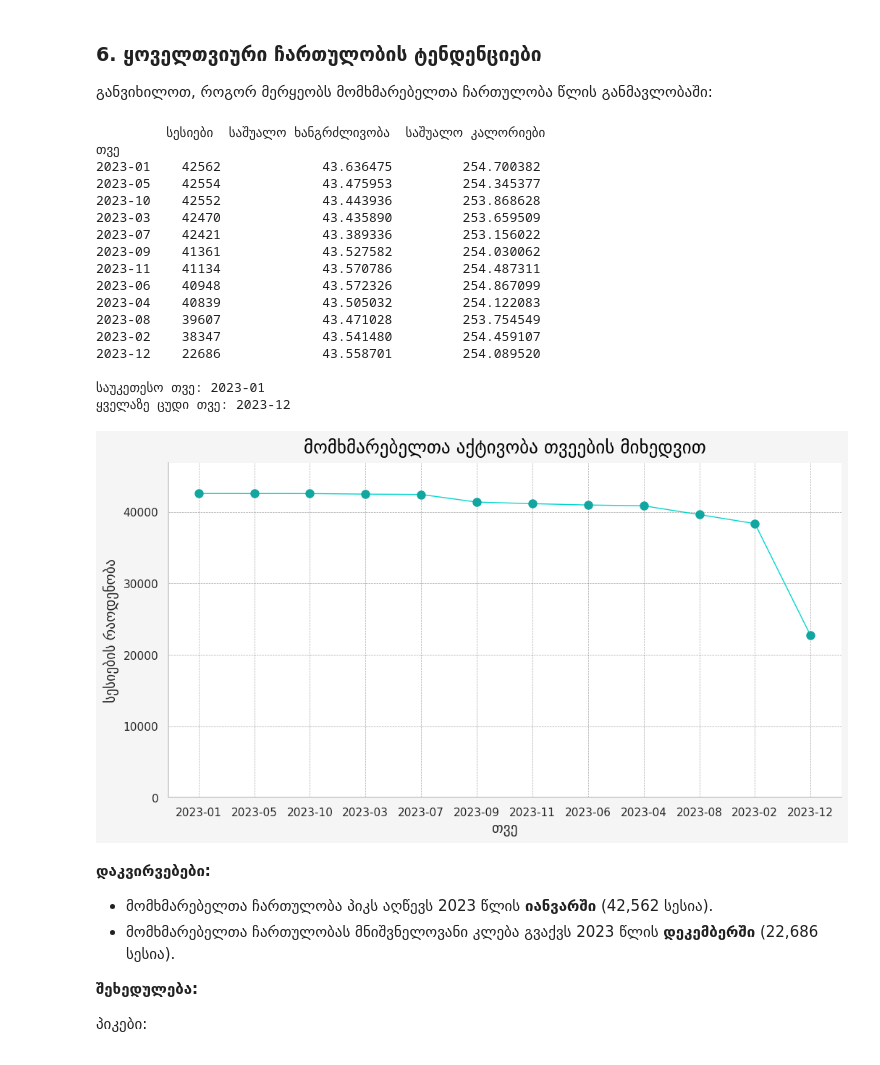
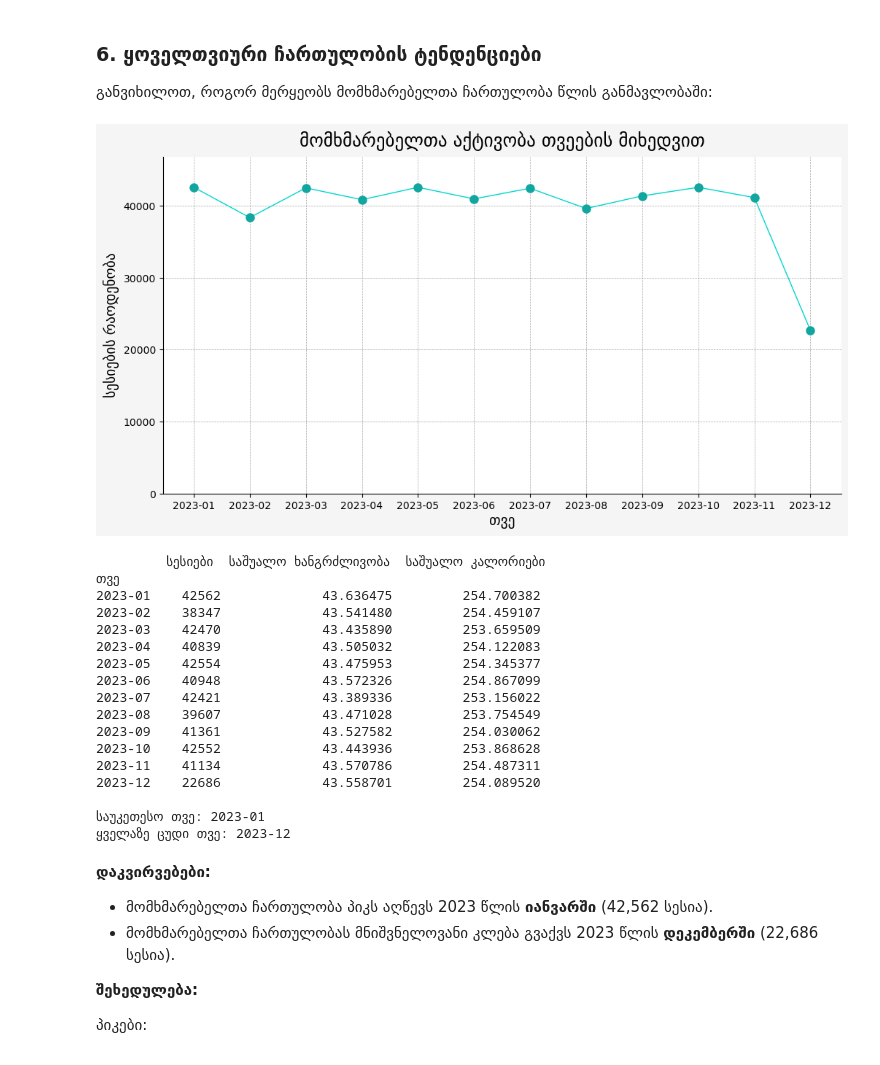
Before and after one commit to barbarehh/Data_Analytics, a Jupyter notebook: HW_1/analitika_1.ipynb, the cells around one changed output. Saved outputs shown, nothing was run; the diff lists cells and outputs as text; code cells hidden in the pictures.

```diff
--- a/HW_1/analitika_1.ipynb
+++ b/HW_1/analitika_1.ipynb
@@ -204,58 +214,57 @@ monthly_engagement = df.groupby('თვე').agg({
 monthly_engagement.columns = ['სესიები', 'საშუალო ხანგრძლივობა', 'საშუალო კალორიები']
 monthly_engagement =monthly_engagement.sort_values('სესიები', ascending=False) # დაალაგეთ კლებადობით, გამოიყენეთ .sort_values()
 
-print(monthly_engagement)
-
 best_month =monthly_engagement.index[0] # გამოიყენეთ .index[]
 worst_month =monthly_engagement.index[-1] # გამოიყენეთ .index[]
-
-print(f"\nსაუკეთესო თვე: {best_month}")
-print(f"ყველაზე ცუდი თვე: {worst_month}")
-# %% [output]
-         სესიები  საშუალო ხანგრძლივობა  საშუალო კალორიები
-თვე
-2023-01    42562             43.636475         254.700382
-2023-05    42554             43.475953         254.345377
-2023-10    42552             43.443936         253.868628
-2023-03    42470             43.435890         253.659509
-2023-07    42421             43.389336         253.156022
-2023-09    41361             43.527582         254.030062
-2023-11    41134             43.570786         254.487311
-2023-06    40948             43.572326         254.867099
-2023-04    40839             43.505032         254.122083
-2023-08    39607             43.471028         253.754549
-2023-02    38347             43.541480         254.459107
-2023-12    22686             43.558701         254.089520
-
-საუკეთესო თვე: 2023-01
-ყველაზე ცუდი თვე: 2023-12
 # %%
-import matplotlib.pyplot as plt
+monthly_engagement =monthly_engagement.sort_values('თვე', ascending=True)
 
 fig, ax = plt.subplots(figsize=(12, 6))
 fig.patch.set_facecolor('#f5f5f5')
 ax.set_facecolor('#ffffff')
 
 
 ax.plot(monthly_engagement.index.astype(str), monthly_engagement['სესიები'], color='#02d6cf', marker='o',markersize=9, linestyle='-',zorder=3,markerfacecolor='#12a6a1', markeredgewidth=0,linewidth=1, label='სესიები')
 
 
 # for i, value in enumerate(monthly_engagement['სესიები']):
 #     ax.vlines(x=str(monthly_engagement.index[i]), ymin=0, ymax=value, color='skyblue', linestyle='--', linewidth=1)
 
 
 ax.set_ylim(0, max(monthly_engagement['სესიები']) * 1.1)
 
 ax.grid(color='grey', linestyle='--', linewidth=0.5, alpha=0.7)
 ax.spines['top'].set_visible(False)
 ax.spines['right'].set_visible(False)
 ax.set_xlabel('თვე', fontsize=14)
 ax.set_ylabel('სესიების რაოდენობა', fontsize=14)
 plt.title('მომხმარებელთა აქტივობა თვეების მიხედვით', fontsize=18,c='black',pad=10)
 
 plt.show()
+print(monthly_engagement)
+
+
+print(f"\nსაუკეთესო თვე: {best_month}")
+print(f"ყველაზე ცუდი თვე: {worst_month}")
 # %% [output]
-[figure, old version]
+[figure, new version]
+         სესიები  საშუალო ხანგრძლივობა  საშუალო კალორიები
+თვე
+2023-01    42562             43.636475         254.700382
+2023-02    38347             43.541480         254.459107
+2023-03    42470             43.435890         253.659509
+2023-04    40839             43.505032         254.122083
+2023-05    42554             43.475953         254.345377
+2023-06    40948             43.572326         254.867099
+2023-07    42421             43.389336         253.156022
+2023-08    39607             43.471028         253.754549
+2023-09    41361             43.527582         254.030062
+2023-10    42552             43.443936         253.868628
+2023-11    41134             43.570786         254.487311
+2023-12    22686             43.558701         254.089520
+
+საუკეთესო თვე: 2023-01
+ყველაზე ცუდი თვე: 2023-12
 # %% [markdown]
 **დაკვირვებები:**
 - მომხმარებელთა ჩართულობა პიკს აღწევს 2023 წლის **იანვარში** (42,562 სესია).
```
Also changed, not shown: parts of 5 cells of this notebook, 1 other file.
